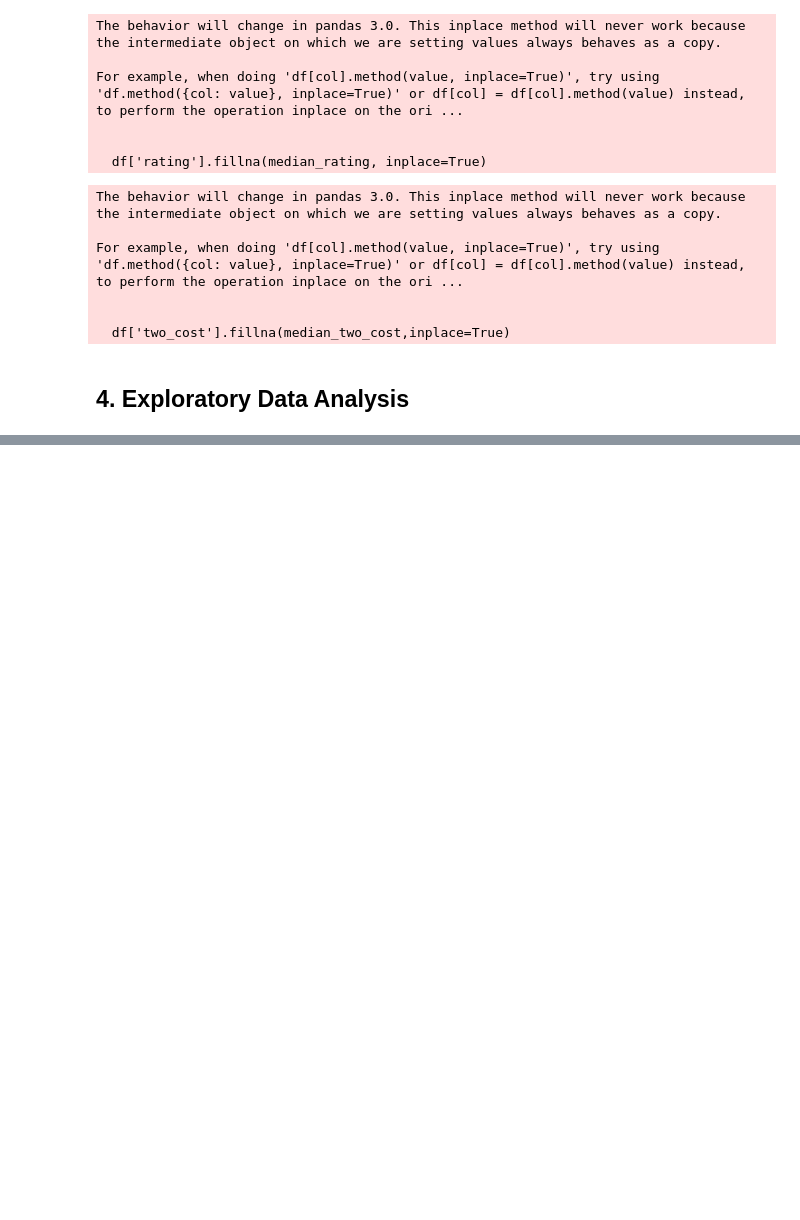
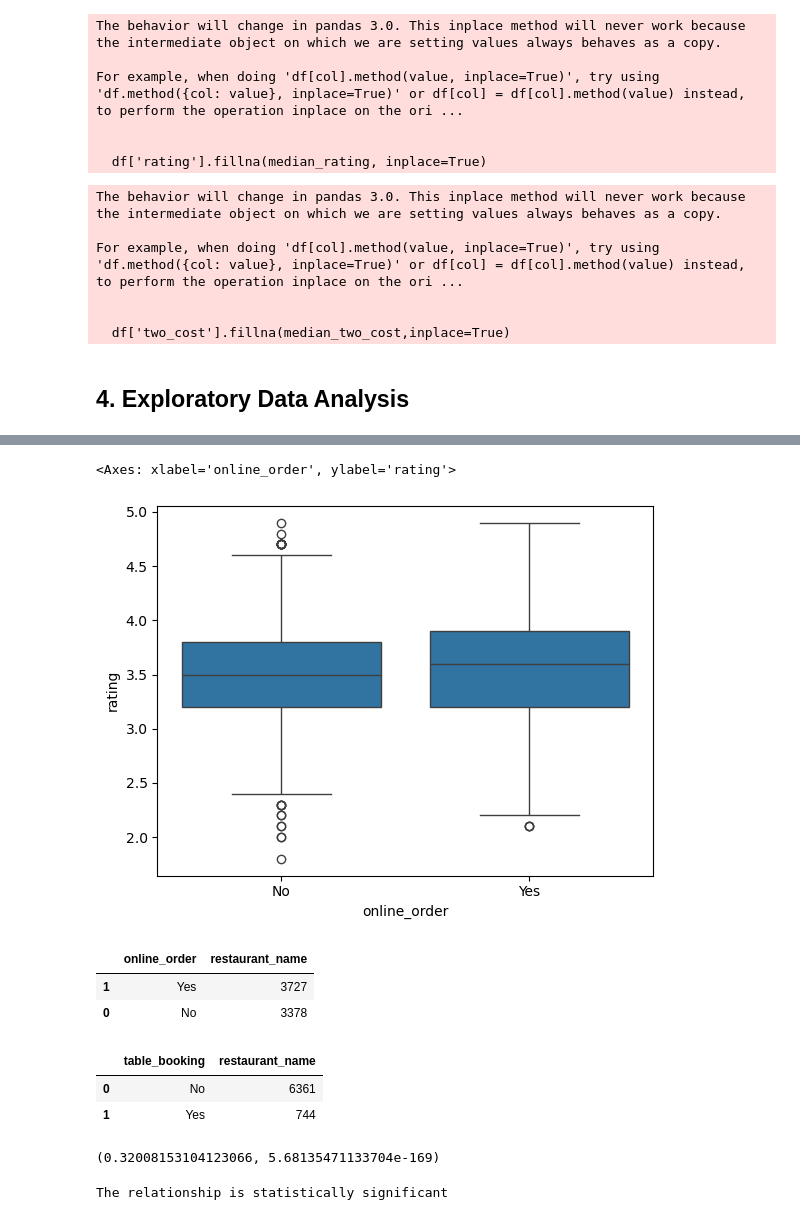
Before and after one commit to gauravvxv/Zomato-Restaurants-Analysis, a Jupyter notebook: Notebook/Zomato.ipynb, the cells around one changed output, grey strips where cells are left out. Drawn from its saved outputs; the diff is of its cells as text; code cells hidden in the pictures; blank space fills up the shorter version.

```diff
--- a/Notebook/Zomato.ipynb
+++ b/Notebook/Zomato.ipynb
@@ -139,0 +191,30 @@ df.describe()
+# %%
+sns.boxplot(data=df, x='online_order', y='rating')
+# %% [output]
+<Axes: xlabel='online_order', ylabel='rating'>
+[figure, added]
+# %%
+df.groupby('online_order')['restaurant_name'].count().reset_index().sort_values(by='restaurant_name',ascending=False)
+# %% [output]
+|  | online_order | restaurant_name |
+| 1 | Yes | 3727 |
+| 0 | No | 3378 |
+# %%
+df.groupby('table_booking')['restaurant_name'].count().reset_index().sort_values(by='restaurant_name',ascending=False)
+# %% [output]
+|  | table_booking | restaurant_name |
+| 0 | No | 6361 |
+| 1 | Yes | 744 |
+# %%
+pear, p = stats.spearmanr(df['rating'],df['two_cost'])
+
+pear,p
+# %% [output]
+(0.32008153104123066, 5.68135471133704e-169)
+# %%
+if p < 0.05:
+    print('The relationship is statistically significant')
+else:
+    print('The relationship is not significant')
+# %% [output]
+The relationship is statistically significant
```
Also changed, not shown: parts of 13 cells of this notebook, 2 other files.
